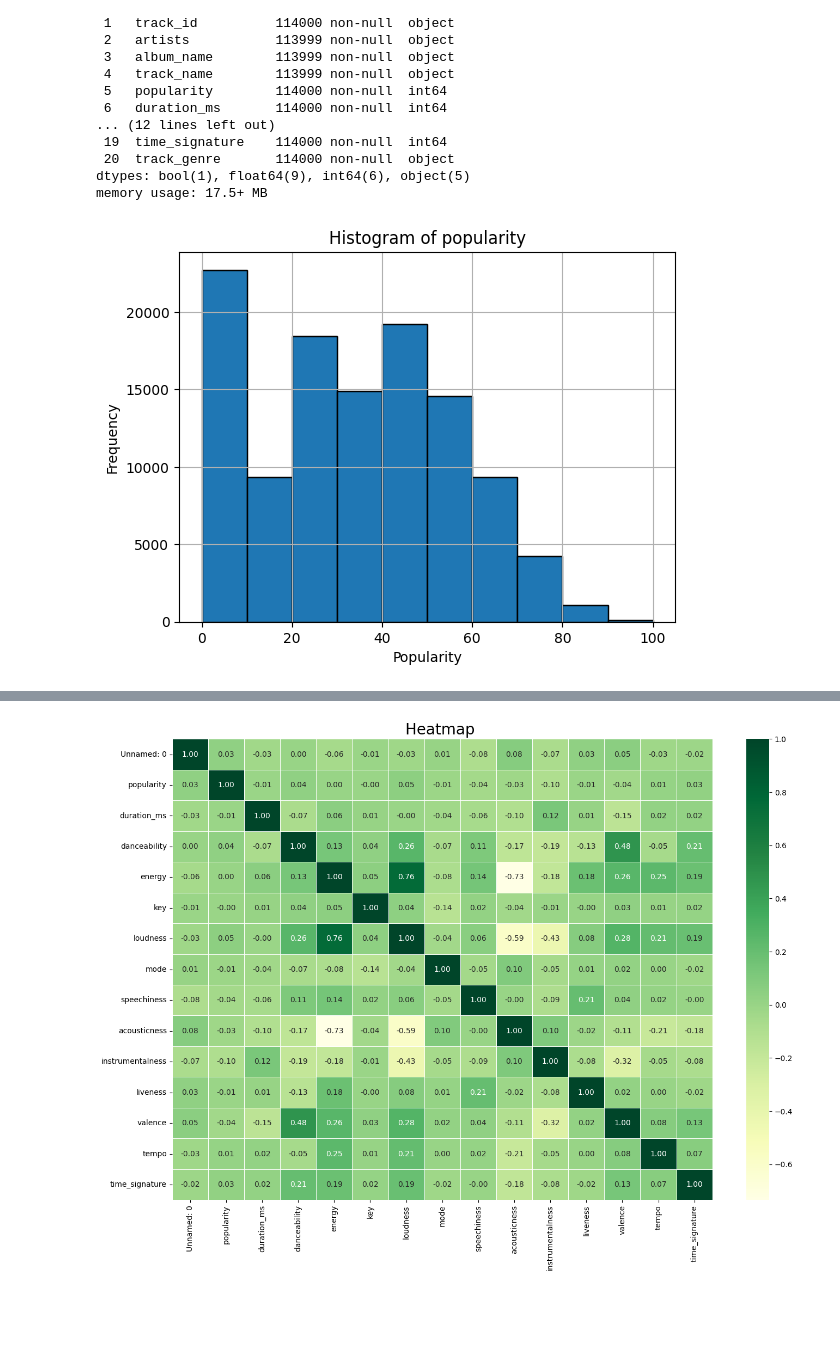
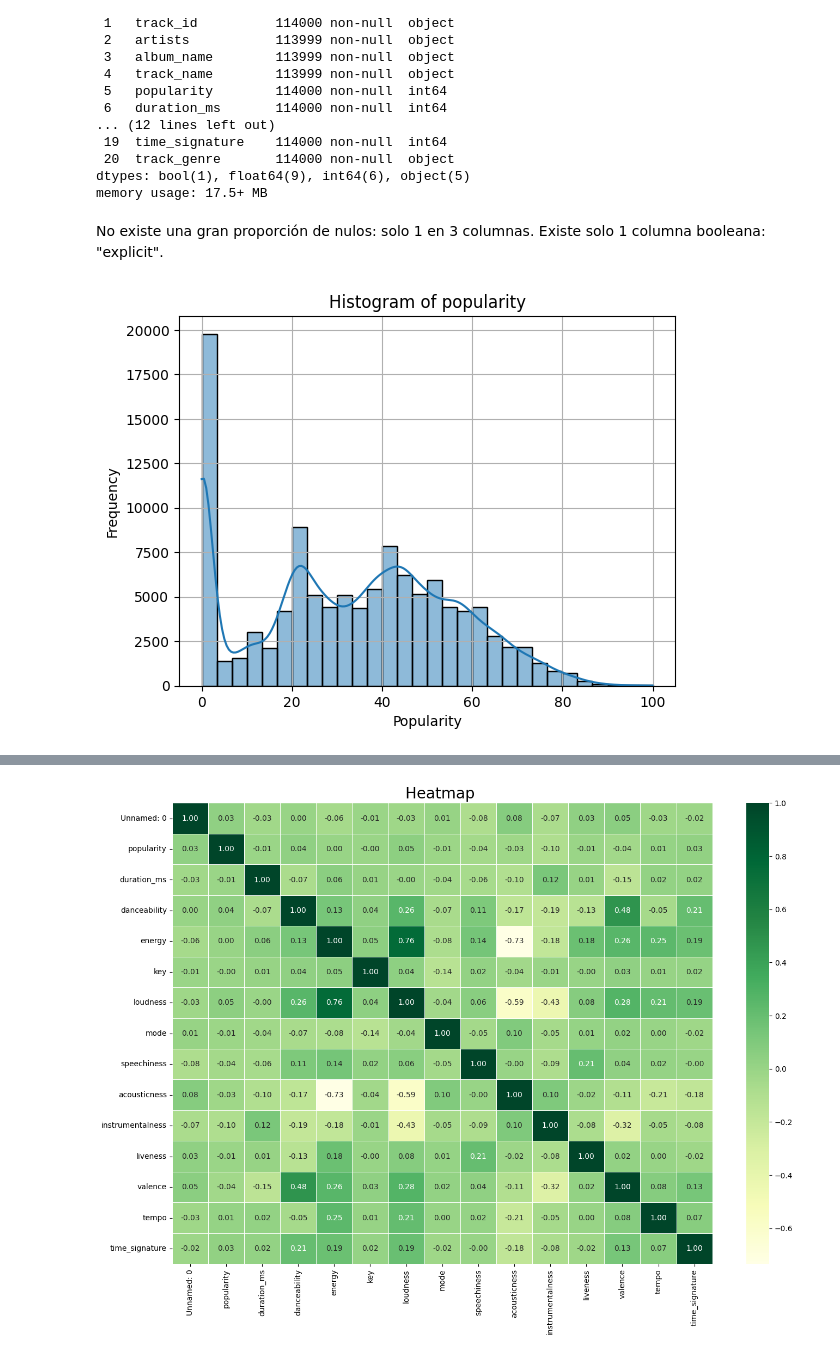
Before and after one commit to astromai/Proyecto-Mineria-de-Datos-CC5205, a Jupyter notebook: informe_final.ipynb, the cells around one changed output, grey strips where cells are left out. Cells and saved outputs as stored; diff of their text form; code cells hidden in the pictures; blank space fills up the shorter version.

```diff
--- a/informe_final.ipynb
+++ b/informe_final.ipynb
@@ -66,13 +72,17 @@ Data columns (total 21 columns):
  20  track_genre       114000 non-null  object
 dtypes: bool(1), float64(9), int64(6), object(5)
 memory usage: 17.5+ MB
+# %% [markdown]
+No existe una gran proporción de nulos: solo 1 en 3 columnas.
+Existe solo 1 columna booleana: "explicit".
 # %%
 # Histograma de popularidad de las canciones
-hist = spotify['popularity'].hist(bins = 10, edgecolor='black')
+sns.histplot(spotify['popularity'], bins=30, kde=True)
 
 plt.title('Histogram of popularity')
 plt.xlabel('Popularity')
 plt.ylabel('Frequency')
+plt.grid()
 plt.show()
 # %% [output]
-[figure, old version]
+[figure, new version]
```
Also changed, not shown: parts of 73 cells of this notebook, 4 other files.
